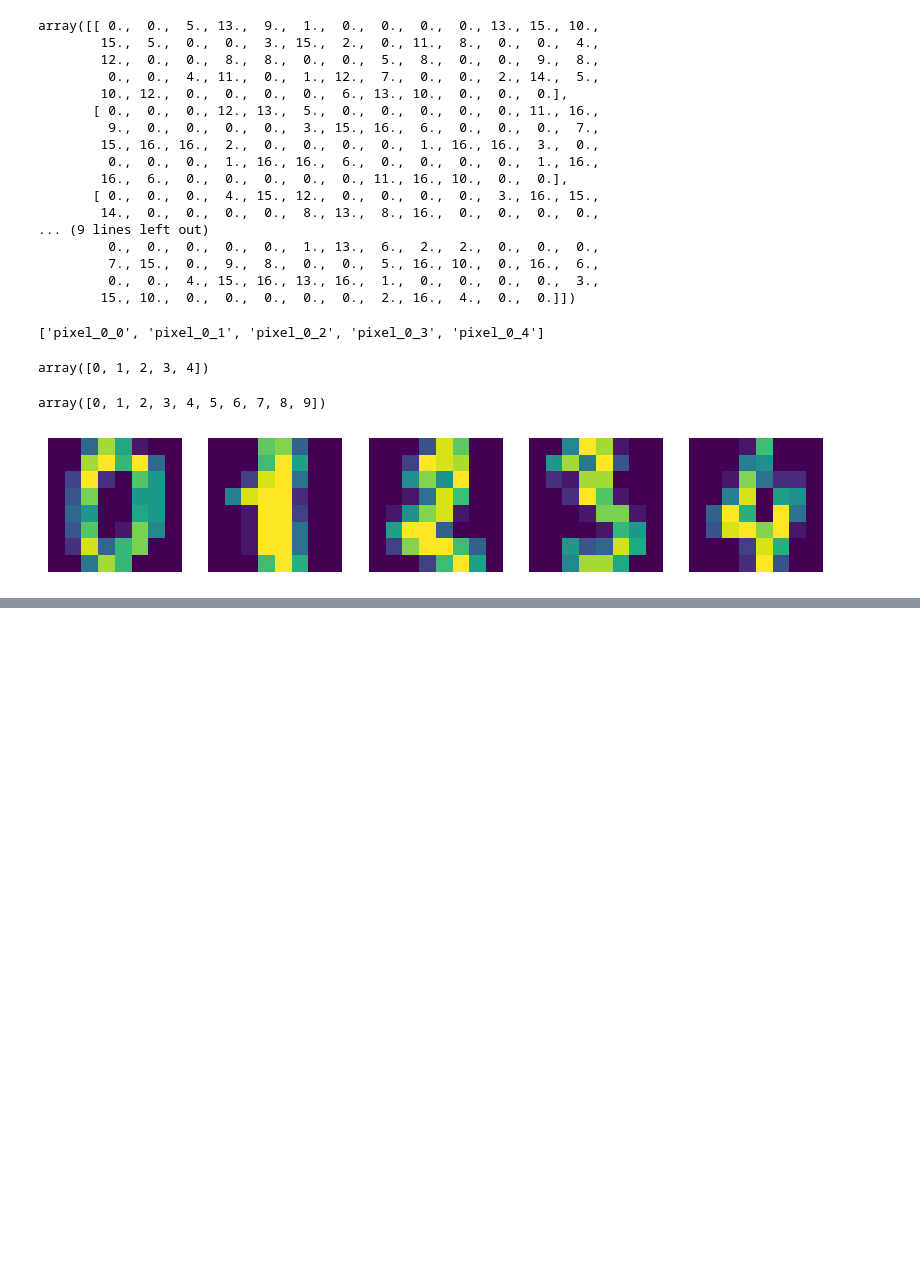
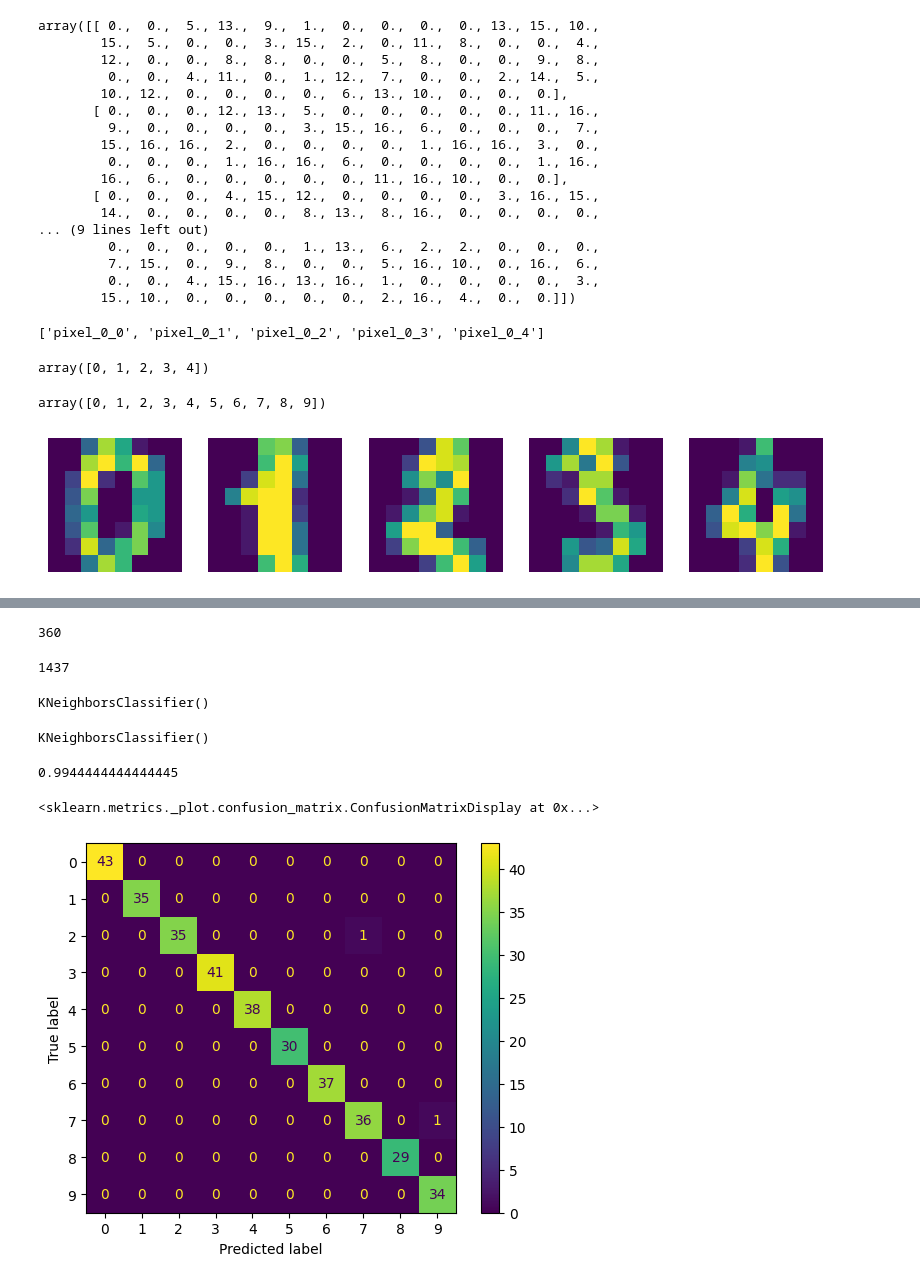
Before and after one commit to ahmedcurious/Data-Science-Work, a Jupyter notebook: Machine_Learning/15_K_nearest_neighbors_classification/excercise/file.ipynb, the cells around one changed output, grey strips where cells are left out. Drawn from its saved outputs; the diff is of its cells as text; code cells hidden in the pictures; blank space fills up the shorter version.

```diff
--- a/Machine_Learning/15_K_nearest_neighbors_classification/excercise/file.ipynb
+++ b/Machine_Learning/15_K_nearest_neighbors_classification/excercise/file.ipynb
@@ -68,0 +113,31 @@ plt.show()
+# %%
+x_train,x_test,y_train,y_test = train_test_split(x,y,random_state=1,test_size=0.2)
+# %%
+len(x_test)
+# %% [output]
+360
+# %%
+len(x_train)
+# %% [output]
+1437
+# %%
+knn = KNeighborsClassifier(n_neighbors=5)
+knn
+# %% [output]
+KNeighborsClassifier()
+# %%
+knn.fit(x_train,y_train)
+# %% [output]
+KNeighborsClassifier()
+# %%
+y_predicted = knn.predict(x_test)
+# %%
+accuracy_score(y_test,y_predicted)
+# %% [output]
+0.9944444444444445
+# %%
+cm = confusion_matrix(y_test,y_predicted)
+ConfusionMatrixDisplay(confusion_matrix=cm).plot()
+# %% [output]
+<sklearn.metrics._plot.confusion_matrix.ConfusionMatrixDisplay at 0x...>
+[figure, added]
```
Also changed, not shown: parts of 9 cells of this notebook, 14 other files.
